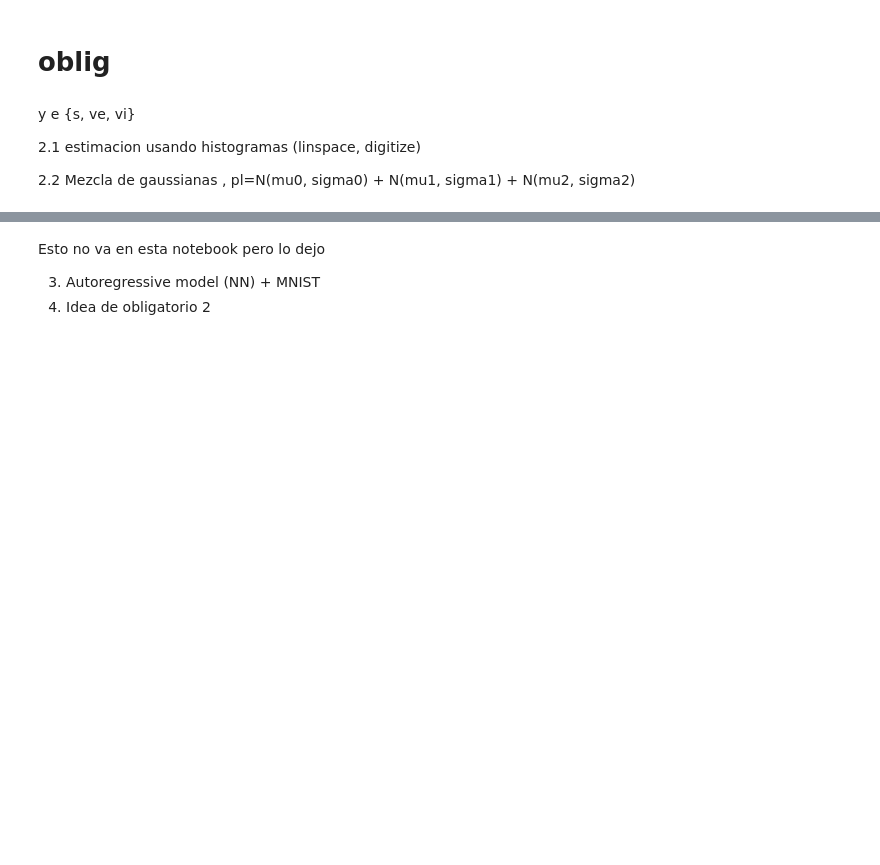
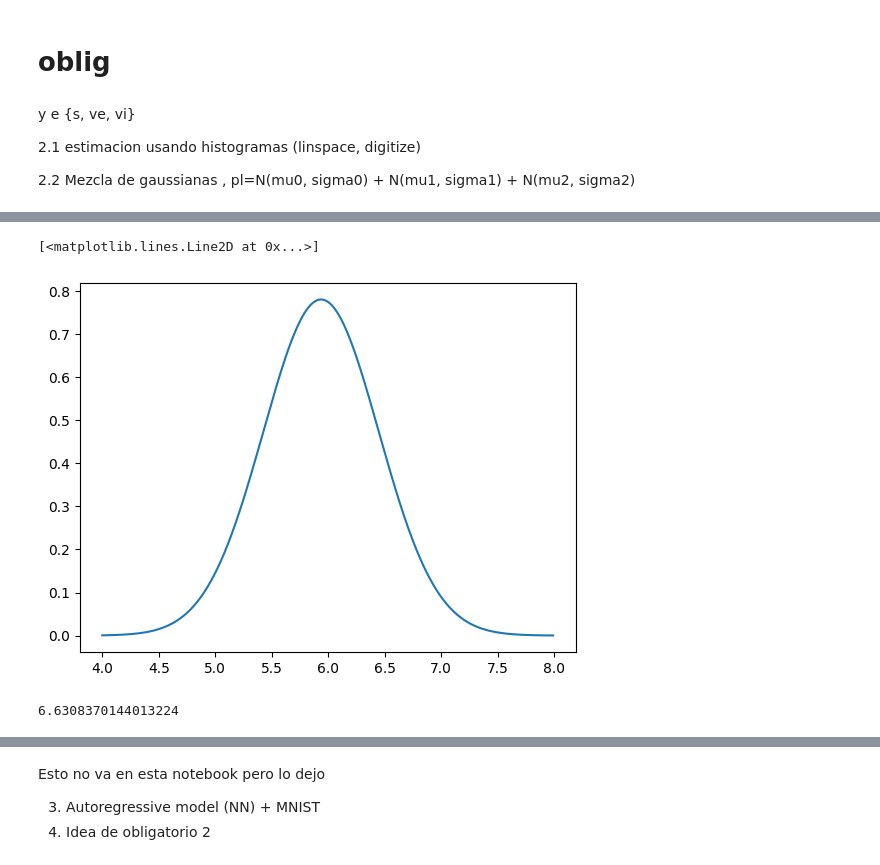
Before and after one commit to MartinSchoenig/IAG, a Jupyter notebook: Oblig/IAG_2_t.ipynb, the cells around one changed output, grey strips where cells are left out. Saved outputs shown, nothing was run; the diff lists cells and outputs as text; code cells hidden in the pictures; blank space fills up the shorter version.

```diff
--- a/Oblig/IAG_2_t.ipynb
+++ b/Oblig/IAG_2_t.ipynb
@@ -308,0 +365,12 @@ y e {s, ve, vi}
+# %%
+
+x = np.arange(4, 8, 0.01)
+plt.plot(x, norm.pdf(x, mean_versicolor, std_versicolor))
+# %% [output]
+[<matplotlib.lines.Line2D at 0x...>]
+[figure, added]
+# %%
+gaussian_virginica = np.random.normal(loc=mean_virginica, scale=std_virginica, size=None)
+gaussian_virginica
+# %% [output]
+6.6308370144013224
```
Also changed, not shown: parts of 7 cells of this notebook.
